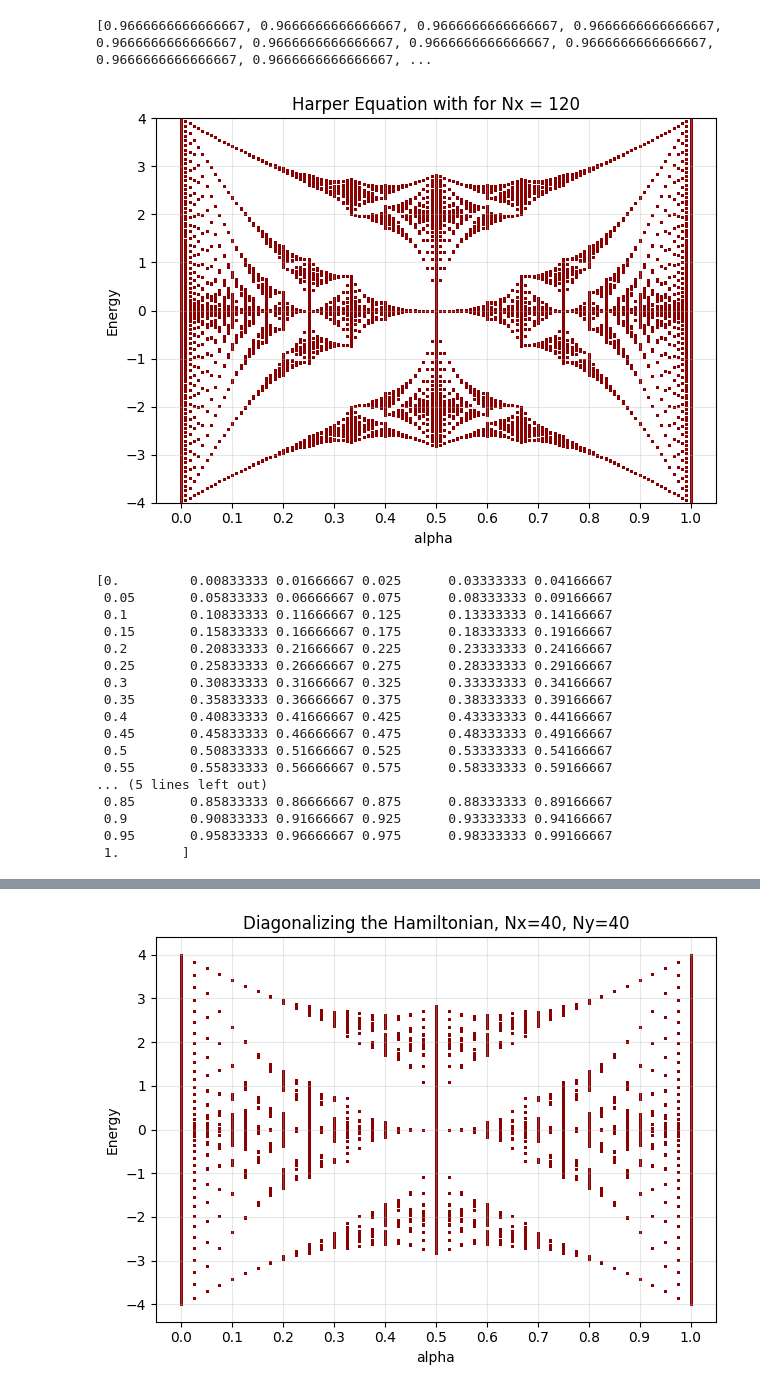
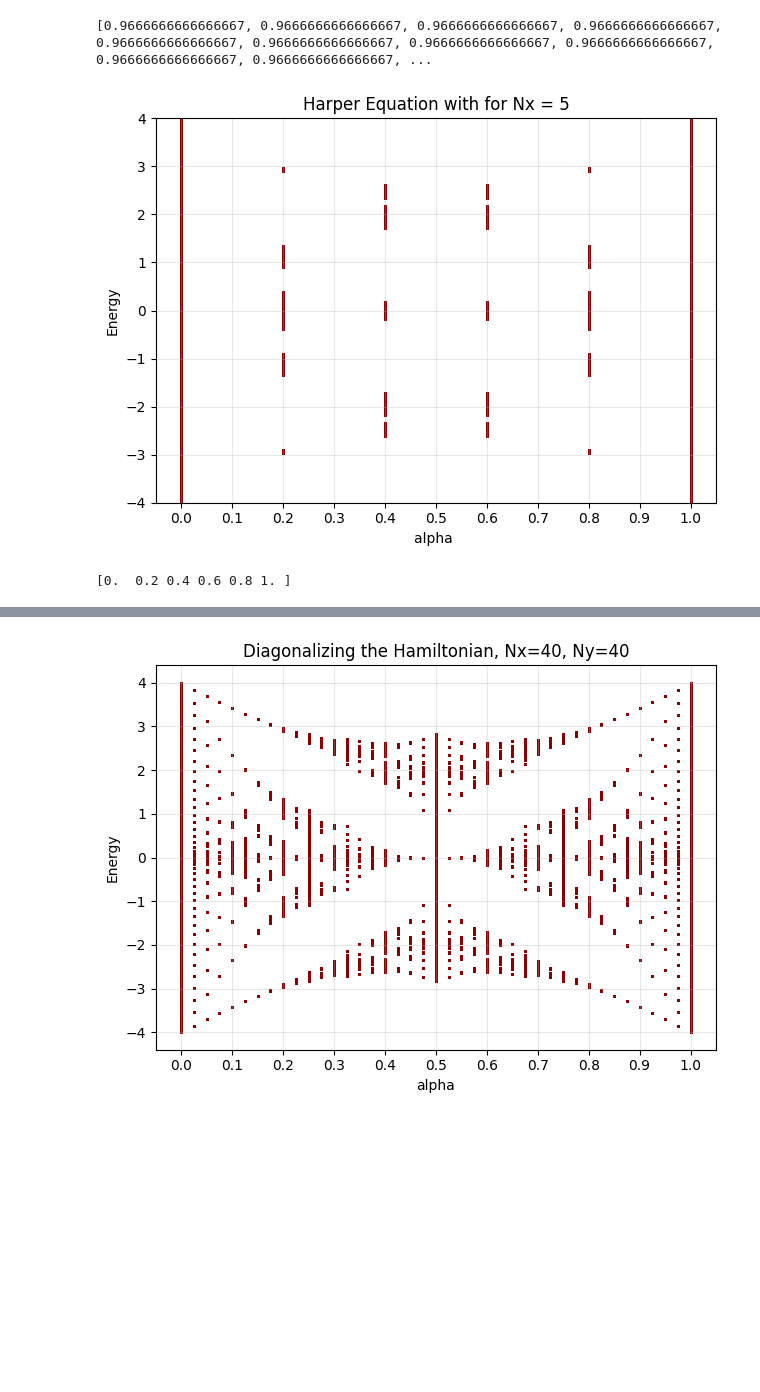
Before and after one commit to uveysturhan/condensed-matter-related, a Jupyter notebook: Results_for_Harper_Equation_and_Hamiltonian_Approach.ipynb, the cells around one changed output, grey strips where cells are left out. Cells and saved outputs as stored; diff of their text form; code cells hidden in the pictures; blank space fills up the shorter version.

```diff
--- a/Results_for_Harper_Equation_and_Hamiltonian_Approach.ipynb
+++ b/Results_for_Harper_Equation_and_Hamiltonian_Approach.ipynb
@@ -130,71 +130,54 @@ def construct_harper_matrix(Nx, alpha, ky, kx):
     H = np.zeros((Nx, Nx), dtype=complex) #Lattice size is fixed
 
     for n in range(Nx): #we build the harper matrix
-        H[n, n] = 2 * np.cos(2 * np.pi * alpha * n + ky)
+        H[n, n] = -2 * np.cos(2 * np.pi * alpha * n + ky)
         if n < Nx - 1:
-            H[n, n+1] = 1.0
-            H[n+1, n] = 1.0
+            H[n, n+1] = -1.0
+            H[n+1, n] = -1.0
 
-    H[Nx-1, 0] = np.exp(-1j * kx) #bloch conditions
-    H[0, Nx-1] = np.exp(1j * kx)
+    H[Nx-1, 0] = -np.exp(-1j * kx) #bloch conditions
+    H[0, Nx-1] = -np.exp(1j * kx)
 
     return H
 
-def plot_harper_butterfly(Nx, ky_samples=16, kx_samples=16):
+def plot_harper_butterfly(Nx, ky_samples=50, kx_samples=50):
     #flux_values = np.linspace(0,1,30)
     flux_values = np.arange(0, Nx+1) / Nx #flux values are chosen such that alpha.Nx=integer.
     #flux_values = np.append(flux_values, 1/3)
     #flux_values = np.linspace(0,1,100)
     ky_values = np.linspace(0, np.pi, ky_samples, endpoint=False)
     kx_values = np.linspace(0, np.pi, kx_samples, endpoint=False)
 
     all_flux = []
     all_energies = []
 
     #Loop over flux and momentum values
     for alpha in flux_values:
-        for ky in ky_values:
-            for kx in kx_values:
-                flux_frac = Fraction(alpha)
-                flux_denominator = flux_frac.denominator
-                if flux_denominator == 0:
-                    continue
-                H = construct_harper_matrix(Nx, alpha, ky, kx)
-                eigvals = np.linalg.eigvalsh(H)
-                all_flux.extend([alpha] * len(eigvals))
-                all_energies.extend(eigvals)
+      kx_values = np.linspace(0, np.pi, kx_samples, endpoint=False)
+      ky_values = np.linspace(0, np.pi, ky_samples, endpoint=False)
+      for ky in ky_values:
+        for kx in kx_values:
+          H = construct_harper_matrix(Nx, alpha, ky, kx)
+          eigvals = np.linalg.eigvalsh(H)
+          all_flux.extend([alpha] * len(eigvals))
+          all_energies.extend(eigvals)
     plt.scatter(all_flux, all_energies, s=1, color='darkred')
     plt.xticks(np.arange(0,1.1,0.1))
     plt.xlabel('alpha ')
     plt.ylabel('Energy')
     plt.ylim(-4,4)
     plt.title(f'Harper Equation with for Nx = {Nx}')
     plt.grid(alpha=0.3)
     plt.tight_layout()
     plt.show()
     print(flux_values)
 
+H1=construct_harper_matrix(5, 1/5, 0, 0)
 
-plot_harper_butterfly(120)
+plot_harper_butterfly(5)
 # %% [output]
-[figure, old version]
+[figure, new version]
-[0.         0.00833333 0.01666667 0.025      0.03333333 0.04166667
- 0.05       0.05833333 0.06666667 0.075      0.08333333 0.09166667
- 0.1        0.10833333 0.11666667 0.125      0.13333333 0.14166667
- 0.15       0.15833333 0.16666667 0.175      0.18333333 0.19166667
- 0.2        0.20833333 0.21666667 0.225      0.23333333 0.24166667
- 0.25       0.25833333 0.26666667 0.275      0.28333333 0.29166667
- 0.3        0.30833333 0.31666667 0.325      0.33333333 0.34166667
- 0.35       0.35833333 0.36666667 0.375      0.38333333 0.39166667
- 0.4        0.40833333 0.41666667 0.425      0.43333333 0.44166667
- 0.45       0.45833333 0.46666667 0.475      0.48333333 0.49166667
- 0.5        0.50833333 0.51666667 0.525      0.53333333 0.54166667
- 0.55       0.55833333 0.56666667 0.575      0.58333333 0.59166667
-... (5 lines left out)
- 0.85       0.85833333 0.86666667 0.875      0.88333333 0.89166667
- 0.9        0.90833333 0.91666667 0.925      0.93333333 0.94166667
- 0.95       0.95833333 0.96666667 0.975      0.98333333 0.99166667
- 1.        ]
+[0.  0.2 0.4 0.6 0.8 1. ]
 # %%
 #In this approach, we directly find the Hamiltonian for a given lattice size.
 import numpy as np
```
Also changed, not shown: parts of 7 cells of this notebook.
